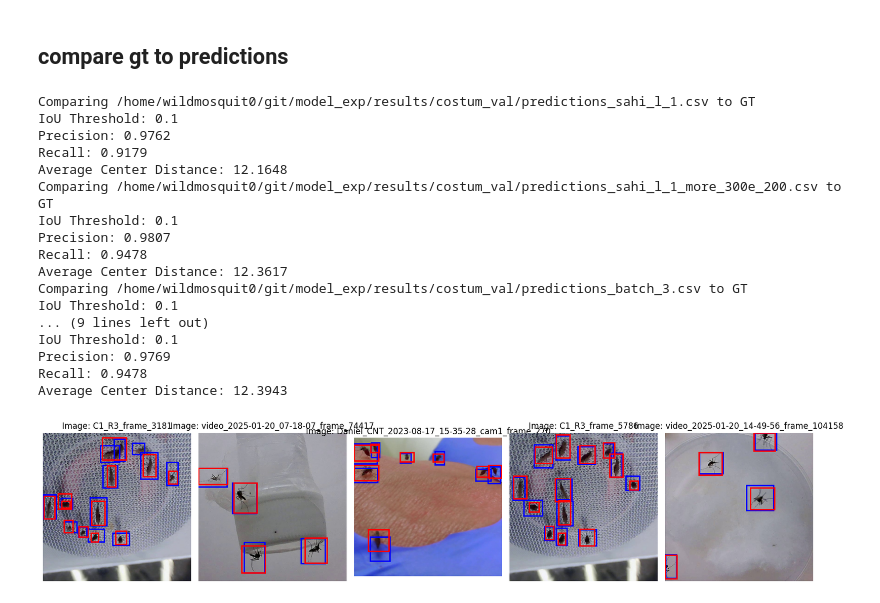
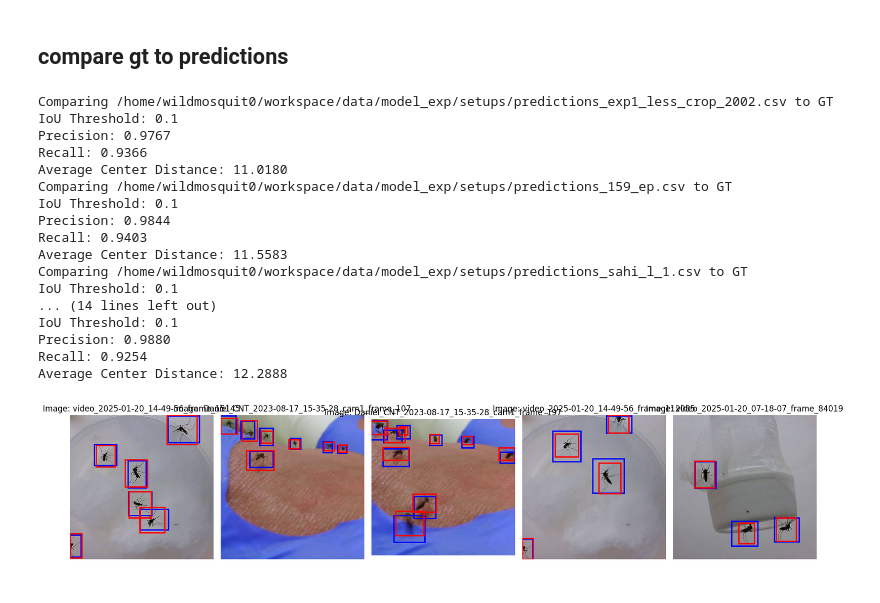
Before and after one commit to WildMosquit0/Mosquito_Supermodel, a Jupyter notebook: src/playground/test_for_different_models.2.ipynb, the cells around one changed output. Saved outputs shown, nothing was run; the diff lists cells and outputs as text; code cells hidden in the pictures.

```diff
--- a/src/playground/test_for_different_models.2.ipynb
+++ b/src/playground/test_for_different_models.2.ipynb
@@ -195,9 +195,9 @@ Annotations converted to CSV: /home/wildmosquit0/git/model_exp/results/costum_va
 # %% [markdown]
 ## run yolo
 # %%
-image_folder = "/home/wildmosquit0/git/model_exp/setups/seperate/640X640/images/val"
-weights_path = "/home/wildmosquit0/git/bestModel/test_different_models"
-output_folder = "/home/wildmosquit0/git/model_exp/results/costum_val"
+image_folder = "/home/wildmosquit0/workspace/data/model_exp/setups/seperate/640X640/images/val"
+weights_path = "/home/wildmosquit0/workspace/weights/mosquitoes"
+output_folder = "/home/wildmosquit0/workspace/data/model_exp/setups"
 
-run_yolo_inference(image_folder, weights_path, output_folder,conf = 0.3, iou = 0.4)
+run_yolo_inference(image_folder, weights_path, output_folder,conf = 0.3, iou = 0.3)
 # %% [output]
@@ -221,7 +221,7 @@ Results saved to /home/wildmosquit0/git/model_exp/results/costum_val/predictions
 # %% [markdown]
 ## compare gt to predictions
 # %%
-gt_csv = "/home/wildmosquit0/git/model_exp/results/costum_val/gt.csv"
+gt_csv = "/home/wildmosquit0/workspace/data/model_exp/setups/gt.csv"
 
 for i in os.listdir(output_folder):
     if i.endswith(".csv"):
@@ -229,21 +229,21 @@ for i in os.listdir(output_folder):
             predictions_csv = os.path.join(output_folder, i)
             compare_precision_recall(gt_csv, predictions_csv,0.1)
 # %% [output]
-Comparing /home/wildmosquit0/git/model_exp/results/costum_val/predictions_sahi_l_1.csv to GT
+Comparing /home/wildmosquit0/workspace/data/model_exp/setups/predictions_exp1_less_crop_2002.csv to GT
 IoU Threshold: 0.1
-Precision: 0.9762
-Recall: 0.9179
-Average Center Distance: 12.1648
-Comparing /home/wildmosquit0/git/model_exp/results/costum_val/predictions_sahi_l_1_more_300e_200.csv to GT
+Precision: 0.9767
+Recall: 0.9366
+Average Center Distance: 11.0180
+Comparing /home/wildmosquit0/workspace/data/model_exp/setups/predictions_159_ep.csv to GT
 IoU Threshold: 0.1
-Precision: 0.9807
-Recall: 0.9478
-Average Center Distance: 12.3617
-Comparing /home/wildmosquit0/git/model_exp/results/costum_val/predictions_batch_3.csv to GT
+Precision: 0.9844
+Recall: 0.9403
+Average Center Distance: 11.5583
+Comparing /home/wildmosquit0/workspace/data/model_exp/setups/predictions_sahi_l_1.csv to GT
 IoU Threshold: 0.1
-... (9 lines left out)
+... (14 lines left out)
 IoU Threshold: 0.1
-Precision: 0.9769
-Recall: 0.9478
-Average Center Distance: 12.3943
+Precision: 0.9880
+Recall: 0.9254
+Average Center Distance: 12.2888
 # %%
@@ -303,9 +307,9 @@ def visualize_predictions(gt_csv, predictions_csv, images_folder, num_images=5):
     plt.show()
 # %%
 # Example usage
-predictions_csv = "/home/wildmosquit0/git/model_exp/results/costum_val/predictions_sahi_l_1_more_300e.csv"
+predictions_csv = "/home/wildmosquit0/workspace/data/model_exp/setups/predictions_exp1_less_crop_2002.csv"
 image_folder
 
 visualize_predictions(gt_csv, predictions_csv, image_folder, num_images=5)
 # %% [output]
-[figure, old version]
+[figure, new version]
```
Also changed, not shown: parts of 3 cells of this notebook, 8 other files.
